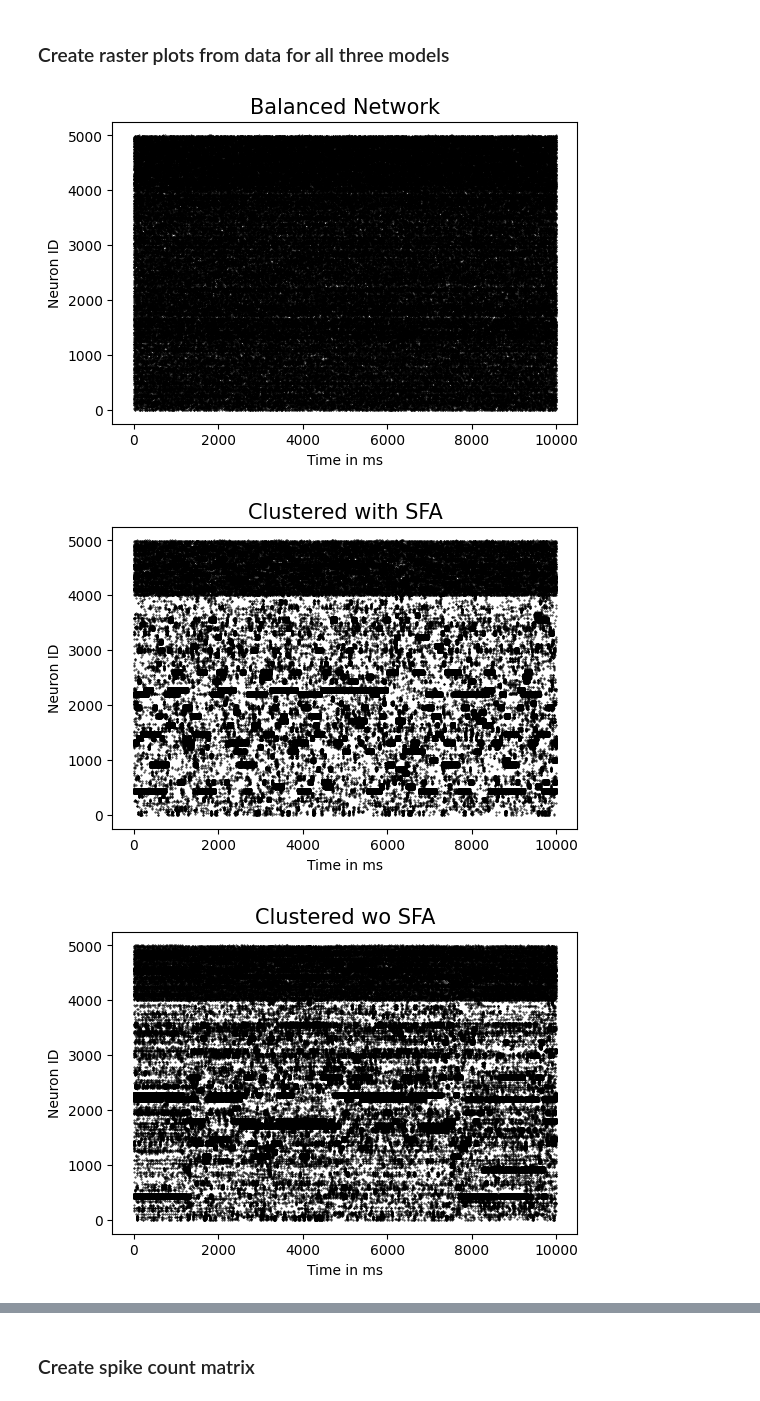
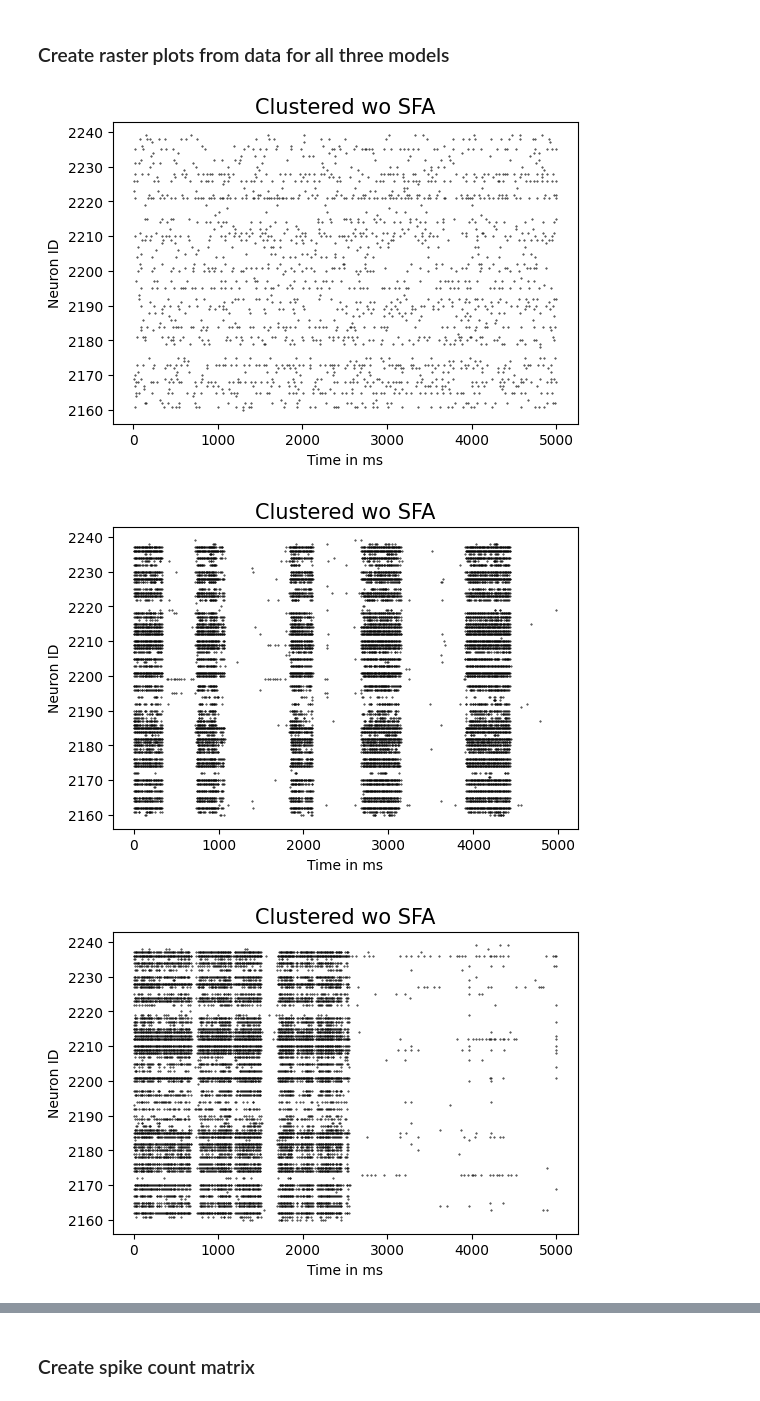
Before and after one commit to LeyloJohnny/Computational-Neuroscience, a Jupyter notebook: Save_dimensionality_reduction.ipynb, the cells around one changed output, grey strips where cells are left out. Cells and saved outputs as stored; diff of their text form; code cells hidden in the pictures.

```diff
--- a/Save_dimensionality_reduction.ipynb
+++ b/Save_dimensionality_reduction.ipynb
@@ -83,15 +59,13 @@ models_y[1]
 # %%
 import numpy as np
 
-time_range_x = []
-time_range_y = []
 time_range_models = []
 
-time_range = 10000
+time_range = 5000
 
 for model in range(len(models)):
   #set condition: returns True for time <= 5 s
-  condition = [True if i <= time_range else i == False for i in models_x[model][0]]
+  condition = [True if i <= time_range else False for i in models_x[model][0]]
 
   #extract new x and y values for array based on condition
   new_x = np.extract(condition, models_x[model][0])
@@ -108,27 +82,34 @@ for model in range(len(models)):
 # %%
 import matplotlib.pyplot as plt
 
-#create list for all three raster plots
-rasterplots = []
+one_cluster = []
 
-#for all models
-for i in range(len(models)):
+neuron_ID = 2159
+
+for model in range(len(models)):
+
+  condition = [True if i > neuron_ID and i <= neuron_ID+80 else False for i in time_range_models[model][1]]
+
+  #extract new x and y values for array based on condition
+  new_x = np.extract(condition, time_range_models[model][0])
+  new_y = np.extract(condition, time_range_models[model][1])
 
   #create figure
   figure = plt.figure(dpi=100)
   #create subplot
   ax = figure.add_subplot(1,1,1)
   #plot both dimensions of x (time, neuron id)
-  plt.plot(time_range_models[i][0],time_range_models[i][1],'.k',markersize = 0.8)
+  plt.plot(new_x,new_y,'.k',markersize = 0.8)
 
   #label the plot
   ax.set_xlabel('Time in ms', fontsize = 10)
   ax.set_ylabel('Neuron ID', fontsize = 10)
   ax.set_title(model_names[i], fontsize = 15)
 
-  #store plots in list
-  rasterplots.append(figure)
+  new = [new_x, new_y]
+
+  one_cluster.append(new)
 # %% [output]
-[figure, old version]
+[figure, new version]
-[figure, old version]
+[figure, new version]
-[figure, old version]
+[figure, new version]
```
Also changed, not shown: parts of 18 cells of this notebook.
